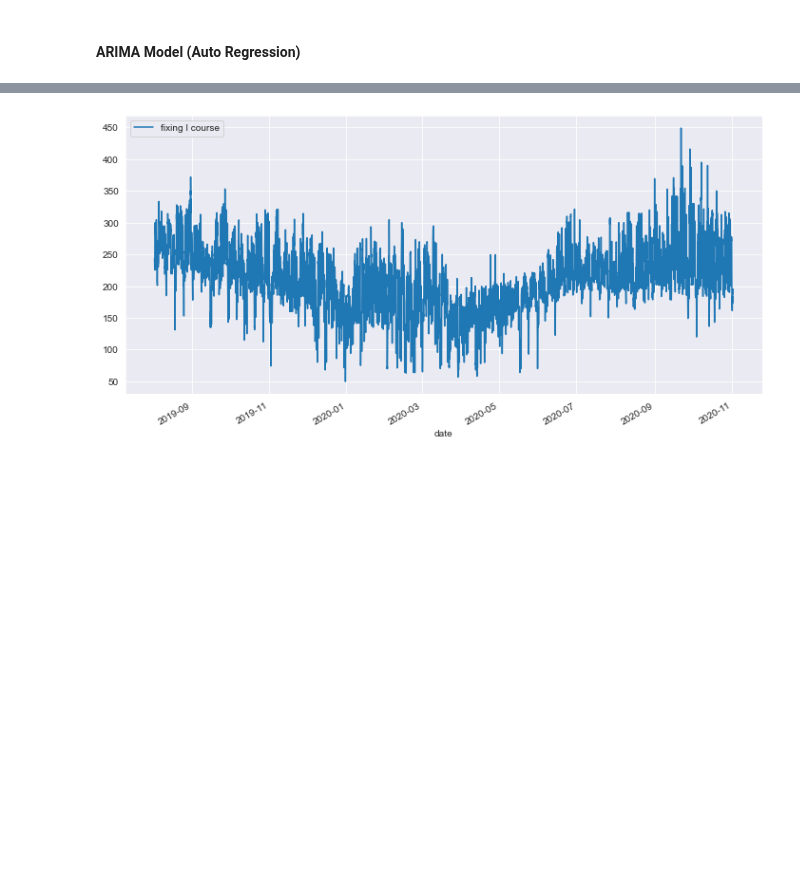
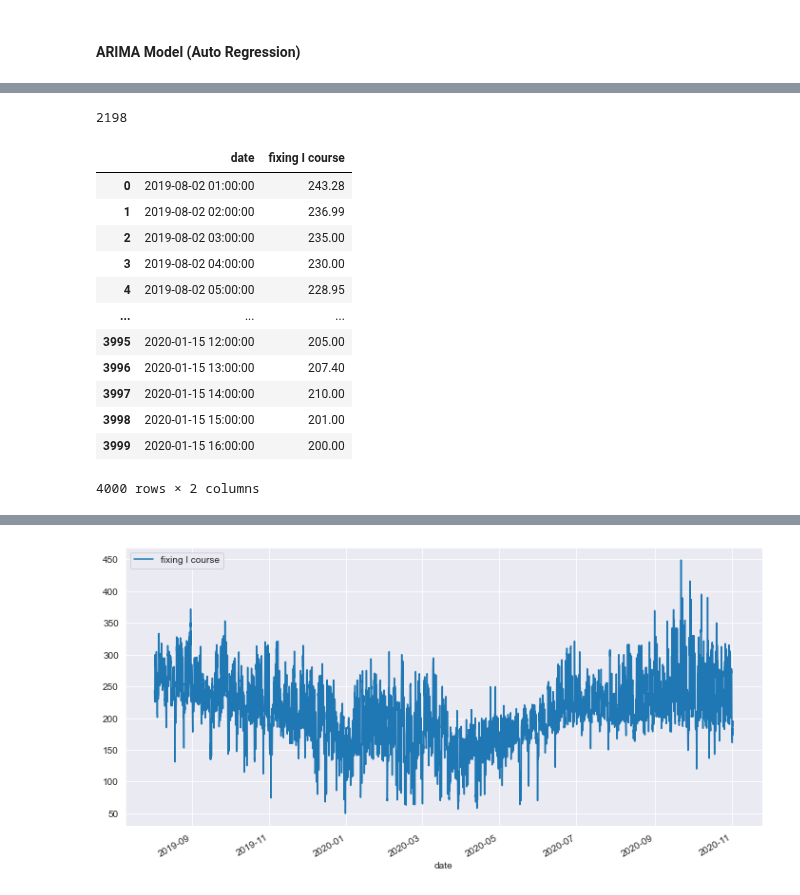
Before and after one commit to piekarsky/Short-Term-Electricity-Price-Forecasting-at-the-Polish-Day-Ahead-Market, a Jupyter notebook: electricity-price-forecasting-statistical-models.ipynb, the cells around one changed output, grey strips where cells are left out. Drawn from its saved outputs; the diff is of its cells as text; code cells hidden in the pictures; blank space fills up the shorter version.

```diff
--- a/electricity-price-forecasting-statistical-models.ipynb
+++ b/electricity-price-forecasting-statistical-models.ipynb
@@ -51,0 +59,20 @@ print(df.info())
+# %%
+len(df) - round(len(df) *0.8 )
+# %% [output]
+2198
+# %%
+df.iloc[:4000]
+# %% [output]
+|  | date | fixing I course |
+| 0 | 2019-08-02 01:00:00 | 243.28 |
+| 1 | 2019-08-02 02:00:00 | 236.99 |
+| 2 | 2019-08-02 03:00:00 | 235.00 |
+| 3 | 2019-08-02 04:00:00 | 230.00 |
+| 4 | 2019-08-02 05:00:00 | 228.95 |
+| ... | ... | ... |
+| 3995 | 2020-01-15 12:00:00 | 205.00 |
+| 3996 | 2020-01-15 13:00:00 | 207.40 |
+| 3997 | 2020-01-15 14:00:00 | 210.00 |
+| 3998 | 2020-01-15 15:00:00 | 201.00 |
+| 3999 | 2020-01-15 16:00:00 | 200.00 |
+4000 rows × 2 columns
```
Also changed, not shown: parts of 9 cells of this notebook.
